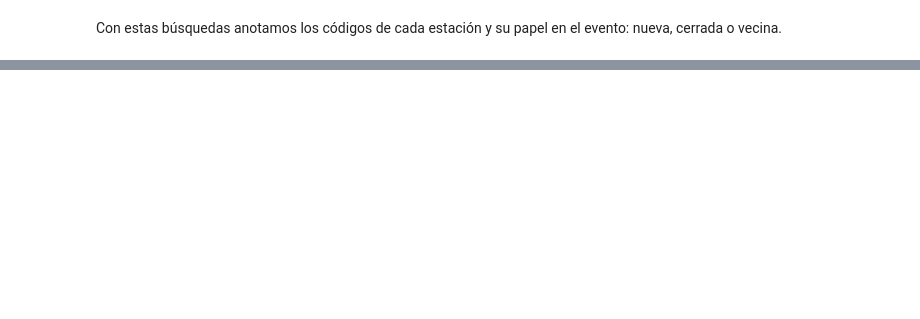
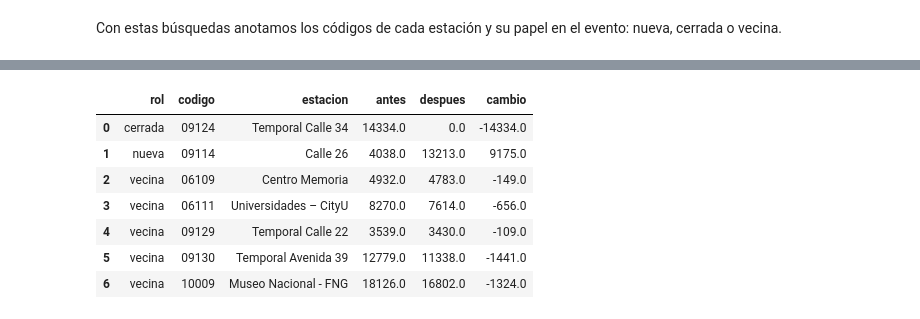
Before and after one commit to Sebast68h/Proyecto2-Transmilenio, a Jupyter notebook: NOOTEBOOKS/03_analisis.ipynb, the cells around one changed output, grey strips where cells are left out. Cells and saved outputs as stored; diff of their text form; code cells hidden in the pictures; blank space fills up the shorter version.

```diff
--- a/NOOTEBOOKS/03_analisis.ipynb
+++ b/NOOTEBOOKS/03_analisis.ipynb
@@ -92,3 +131,15 @@ buscar26[["codigo","estacion","linea"]].drop_duplicates()
 | 2601 | 10009 | Museo Nacional - FNG | (12) Zona L Carrera 10 |
 | 2718 | 12004 | Carrera 22 | (39) Zona F Calle 13 |
 | 2777 | 14004 | Museo del Oro | (37) Zona J Eje Ambiental |
+# %%
+roles26= pd.DataFrame([
+    ["calle26","09114","nueva"],
+    ["calle26","09124","cerrada"],
+    ["calle26","09129", "vecina"],
+    ["calle26","06109","vecina"],
+    ["calle26","06111","vecina"],
+    ["calle26","09130","vecina"],
+    ["calle26","10009","vecina"]
+], columns=["evento","codigo","rol"])
+
+roles26
@@ -105,0 +175,3 @@ roles
+# %%
+calle26roles= calle26.merge(roles26, on=["evento","codigo"], how="left", validate="m:1")
+calle26roles.groupby("rol")["codigo"].unique()
@@ -105,0 +253,17 @@ roles
+# %%
+estaciones26 = diario26[diario26["rol"] != "control"]
+antes26 = estaciones26[estaciones26["periodo"] == "antes"].groupby(["rol","codigo","estacion"])["validaciones"].mean().reset_index(name="antes")
+despues26 = estaciones26[estaciones26["periodo"] == "después"].groupby(["rol","codigo","estacion"])["validaciones"].mean().reset_index(name="despues")
+
+cambio26 = antes26.merge(despues26, on=["rol","codigo","estacion"], how="outer").fillna(0).round()
+cambio26["cambio"] = cambio26["despues"] - cambio26["antes"]
+cambio26
+# %% [output]
+|  | rol | codigo | estacion | antes | despues | cambio |
+| 0 | cerrada | 09124 | Temporal Calle 34 | 14334.0 | 0.0 | -14334.0 |
+| 1 | nueva | 09114 | Calle 26 | 4038.0 | 13213.0 | 9175.0 |
+| 2 | vecina | 06109 | Centro Memoria | 4932.0 | 4783.0 | -149.0 |
+| 3 | vecina | 06111 | Universidades – CityU | 8270.0 | 7614.0 | -656.0 |
+| 4 | vecina | 09129 | Temporal Calle 22 | 3539.0 | 3430.0 | -109.0 |
+| 5 | vecina | 09130 | Temporal Avenida 39 | 12779.0 | 11338.0 | -1441.0 |
+| 6 | vecina | 10009 | Museo Nacional - FNG | 18126.0 | 16802.0 | -1324.0 |
```
Also changed, not shown: parts of 16 cells of this notebook.
